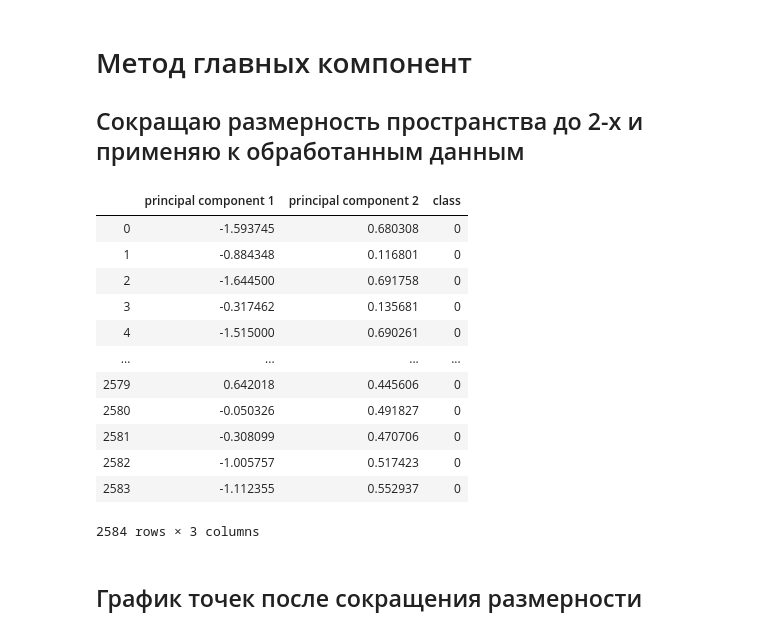
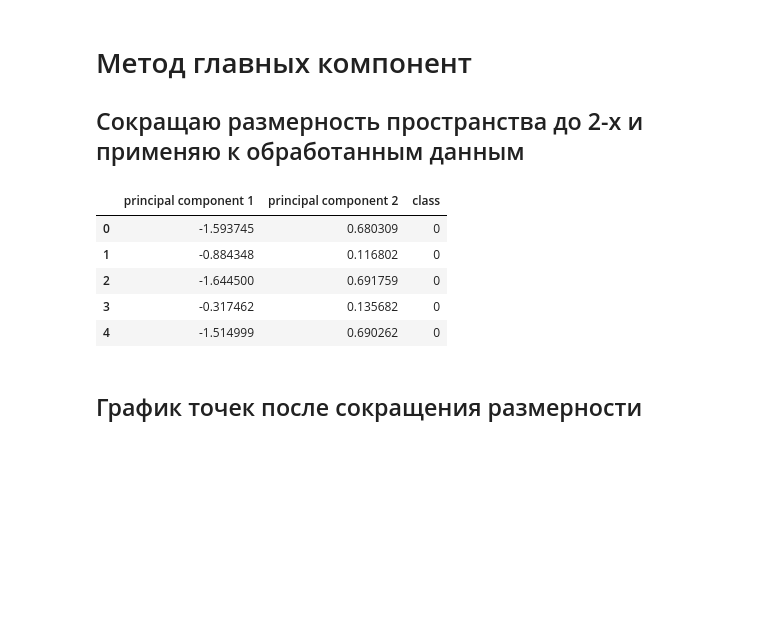
Before and after one commit to weeellz/machinelearning, a Jupyter notebook: seismic-bumps.ipynb, the cells around one changed output. Drawn from its saved outputs; the diff is of its cells as text; code cells hidden in the pictures; blank space fills up the shorter version.

```diff
--- a/seismic-bumps.ipynb
+++ b/seismic-bumps.ipynb
@@ -434,21 +420,14 @@ principalComponents = pca.fit_transform(df)
 principalDf = pd.DataFrame(data = principalComponents, columns = ['principal component 1', 'principal component 2'])
 finalDf = pd.concat([principalDf, df[['class']]], axis = 1)
 # %%
-finalDf
+finalDf.head()
 # %% [output]
 |  | principal component 1 | principal component 2 | class |
-| 0 | -1.593745 | 0.680308 | 0 |
-| 1 | -0.884348 | 0.116801 | 0 |
-| 2 | -1.644500 | 0.691758 | 0 |
-| 3 | -0.317462 | 0.135681 | 0 |
-| 4 | -1.515000 | 0.690261 | 0 |
-| ... | ... | ... | ... |
-| 2579 | 0.642018 | 0.445606 | 0 |
-| 2580 | -0.050326 | 0.491827 | 0 |
-| 2581 | -0.308099 | 0.470706 | 0 |
-| 2582 | -1.005757 | 0.517423 | 0 |
-| 2583 | -1.112355 | 0.552937 | 0 |
+| 0 | -1.593745 | 0.680309 | 0 |
+| 1 | -0.884348 | 0.116802 | 0 |
+| 2 | -1.644500 | 0.691759 | 0 |
+| 3 | -0.317462 | 0.135682 | 0 |
+| 4 | -1.514999 | 0.690262 | 0 |
-2584 rows × 3 columns
 # %% [markdown]
 ## График точек после сокращения размерности
 # %%
```
Also changed, not shown: parts of 62 cells of this notebook.
